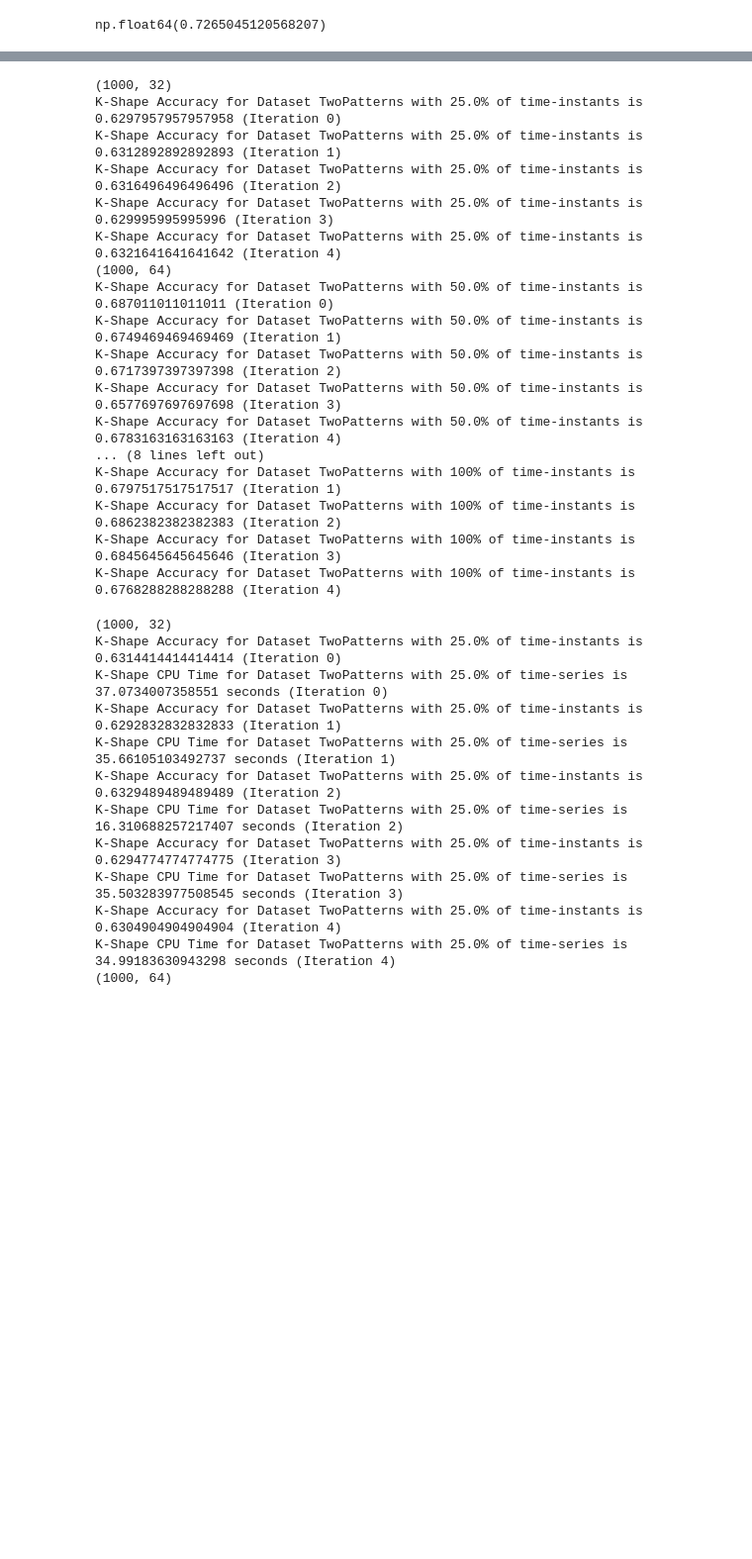
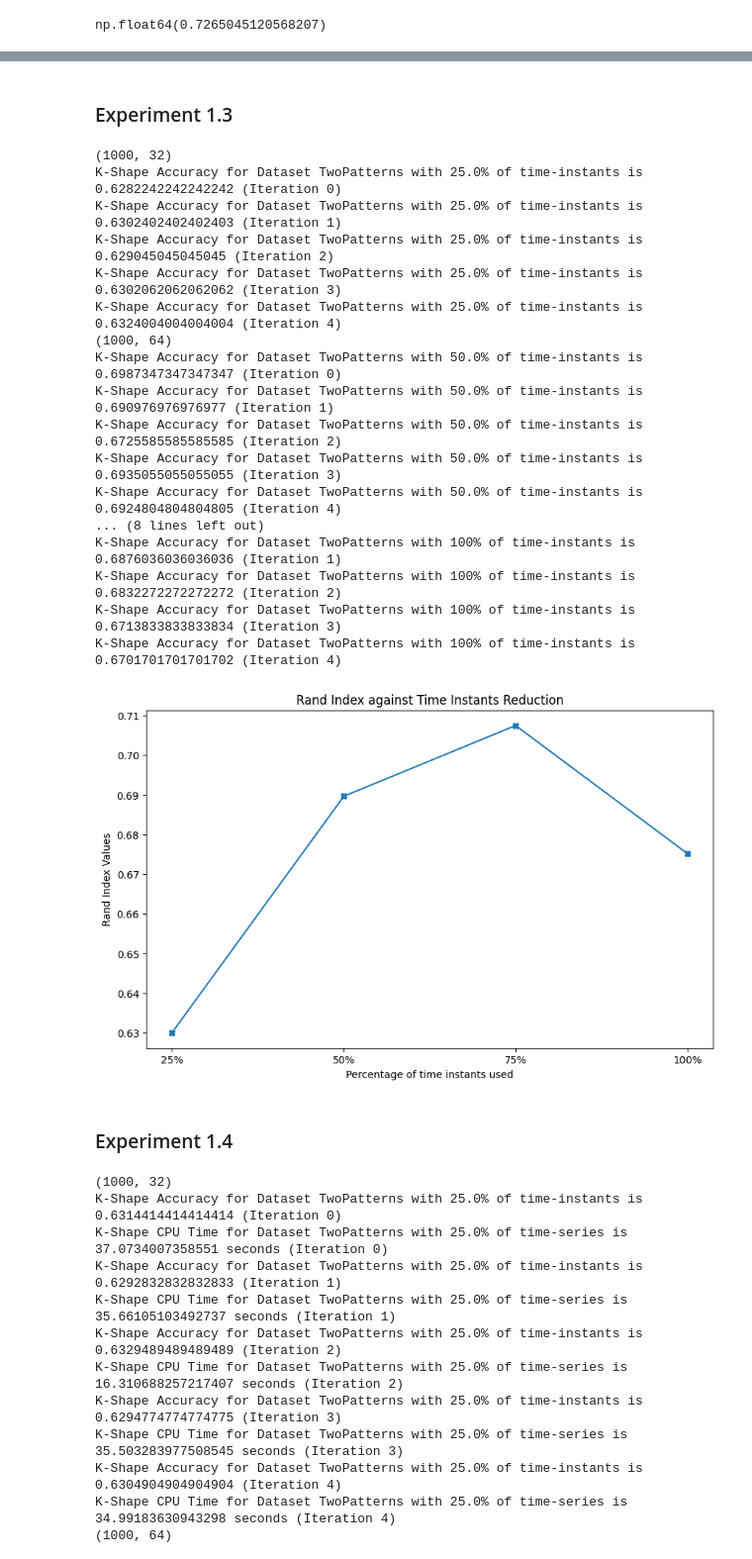
Before and after one commit to lorenzosquassoni/Data-Mining-Project-k-shape, a Jupyter notebook: k-shape-experiments.ipynb, the cells around one changed output, grey strips where cells are left out. Shown: that part at 99% size. Saved outputs shown, nothing was run; the diff lists cells and outputs as text; code cells hidden in the pictures; blank space fills up the shorter version.

```diff
--- a/k-shape-experiments.ipynb
+++ b/k-shape-experiments.ipynb
@@ -346,0 +372,28 @@ K-Shape CPU Time for Dataset TwoPatterns with 100% of time-series is 17.56834578
+# %%
+DATASET_PATH = 'dataset/univariate_example/ExperimentDatasets'
+DATASET_NAME = 'TwoPatterns'
+dataloder = ClusterDataLoader(DATASET_PATH)
+ts, labels, num_clusters = dataloder.load(DATASET_NAME)
+max_iterations = [25,50,75,100]
+iteration_number = 5
+x_plt = ['25%','50%','75%','100%']
+y_plt_iterations = []
+limits = [0.25,0.5,0.75,1]
+for max_iter in max_iterations:
+    print(f"Max Iteration Number: {max_iter}")
+    y_plt_limits = []
+    for limit in limits:
+        last_column_index = round(ts.shape[1]*limit)
+        limited_ts = ts[:,:last_column_index]
+        print(limited_ts.shape)
+        cpu_times = []
+        for i in range(iteration_number):
+            start_time = time.time()
+            ksc = KShapeClusteringCPU(n_clusters=num_clusters,max_iter=max_iter,n_jobs=-1)
+            ksc.fit(np.expand_dims(limited_ts, axis=2))
+            cpu_time = time.time() - start_time
+            print(f'K-Shape CPU Time for Dataset {dataset} with {(limit*100)}% of time-series is {cpu_time} seconds (Iteration {i})')
+            cpu_times.append(cpu_time)
+        y_plt_limits.append(np.mean(cpu_times))
+    y_plt_iterations.append(y_plt_limits)
+    print("-----------------------------------\n")
@@ -347,3 +421,5 @@ K-Shape CPU Time for Dataset TwoPatterns with 100% of time-series is 17.56834578
+# %% [markdown]
+### Experiment 1.3
 # %%
 DATASET_PATH = 'dataset/univariate_example/ExperimentDatasets'
 DATASET_NAME = 'TwoPatterns'
@@ -359,7 +435,6 @@ for limit in limits:
     print(limited_ts.shape)
     accuracies = []
     for i in range(iteration_number):
-        start_time = time.time()
         ksc = KShapeClusteringCPU(n_clusters=num_clusters,max_iter=100,n_jobs=-1)
         ksc.fit(np.expand_dims(limited_ts, axis=2))
         predictions = ksc.labels_
@@ -369,22 +444,29 @@ for limit in limits:
     y_plt_ma.append(np.mean(accuracies))
 # %% [output]
 (1000, 32)
-K-Shape Accuracy for Dataset TwoPatterns with 25.0% of time-instants is 0.6297957957957958 (Iteration 0)
-K-Shape Accuracy for Dataset TwoPatterns with 25.0% of time-instants is 0.6312892892892893 (Iteration 1)
-K-Shape Accuracy for Dataset TwoPatterns with 25.0% of time-instants is 0.6316496496496496 (Iteration 2)
-K-Shape Accuracy for Dataset TwoPatterns with 25.0% of time-instants is 0.629995995995996 (Iteration 3)
-K-Shape Accuracy for Dataset TwoPatterns with 25.0% of time-instants is 0.6321641641641642 (Iteration 4)
+K-Shape Accuracy for Dataset TwoPatterns with 25.0% of time-instants is 0.6282242242242242 (Iteration 0)
+K-Shape Accuracy for Dataset TwoPatterns with 25.0% of time-instants is 0.6302402402402403 (Iteration 1)
+K-Shape Accuracy for Dataset TwoPatterns with 25.0% of time-instants is 0.629045045045045 (Iteration 2)
+K-Shape Accuracy for Dataset TwoPatterns with 25.0% of time-instants is 0.6302062062062062 (Iteration 3)
+K-Shape Accuracy for Dataset TwoPatterns with 25.0% of time-instants is 0.6324004004004004 (Iteration 4)
 (1000, 64)
-K-Shape Accuracy for Dataset TwoPatterns with 50.0% of time-instants is 0.687011011011011 (Iteration 0)
-K-Shape Accuracy for Dataset TwoPatterns with 50.0% of time-instants is 0.6749469469469469 (Iteration 1)
-K-Shape Accuracy for Dataset TwoPatterns with 50.0% of time-instants is 0.6717397397397398 (Iteration 2)
-K-Shape Accuracy for Dataset TwoPatterns with 50.0% of time-instants is 0.6577697697697698 (Iteration 3)
-K-Shape Accuracy for Dataset TwoPatterns with 50.0% of time-instants is 0.6783163163163163 (Iteration 4)
+K-Shape Accuracy for Dataset TwoPatterns with 50.0% of time-instants is 0.6987347347347347 (Iteration 0)
+K-Shape Accuracy for Dataset TwoPatterns with 50.0% of time-instants is 0.690976976976977 (Iteration 1)
+K-Shape Accuracy for Dataset TwoPatterns with 50.0% of time-instants is 0.6725585585585585 (Iteration 2)
+K-Shape Accuracy for Dataset TwoPatterns with 50.0% of time-instants is 0.6935055055055055 (Iteration 3)
+K-Shape Accuracy for Dataset TwoPatterns with 50.0% of time-instants is 0.6924804804804805 (Iteration 4)
 ... (8 lines left out)
-K-Shape Accuracy for Dataset TwoPatterns with 100% of time-instants is 0.6797517517517517 (Iteration 1)
-K-Shape Accuracy for Dataset TwoPatterns with 100% of time-instants is 0.6862382382382383 (Iteration 2)
-K-Shape Accuracy for Dataset TwoPatterns with 100% of time-instants is 0.6845645645645646 (Iteration 3)
-K-Shape Accuracy for Dataset TwoPatterns with 100% of time-instants is 0.6768288288288288 (Iteration 4)
+K-Shape Accuracy for Dataset TwoPatterns with 100% of time-instants is 0.6876036036036036 (Iteration 1)
+K-Shape Accuracy for Dataset TwoPatterns with 100% of time-instants is 0.6832272272272272 (Iteration 2)
+K-Shape Accuracy for Dataset TwoPatterns with 100% of time-instants is 0.6713833833833834 (Iteration 3)
+K-Shape Accuracy for Dataset TwoPatterns with 100% of time-instants is 0.6701701701701702 (Iteration 4)
+# %%
+x_plt = ['25%','50%','75%','100%']
+line_plot(x_plt,y_plt_ma,'Rand Index against Time Instants Reduction','Percentage of time instants used','Rand Index Values')
+# %% [output]
+[figure, added]
+# %% [markdown]
+### Experiment 1.4
 # %%
 DATASET_PATH = 'dataset/univariate_example/ExperimentDatasets'
 DATASET_NAME = 'TwoPatterns'
```
Also changed, not shown: parts of 24 cells of this notebook.
